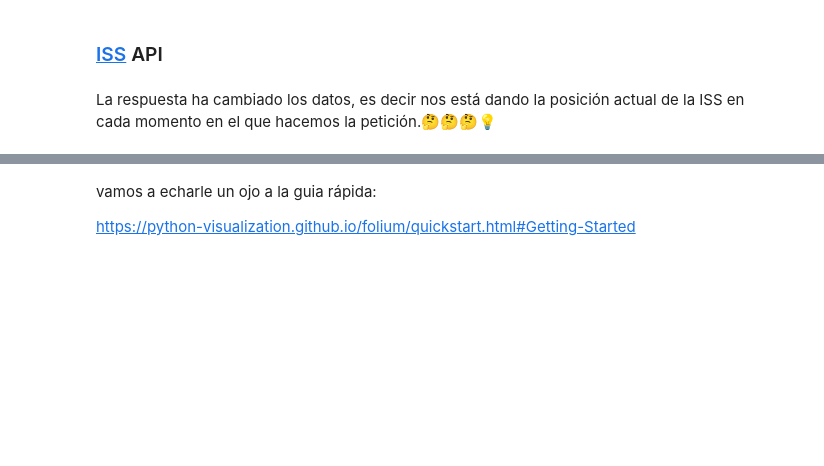
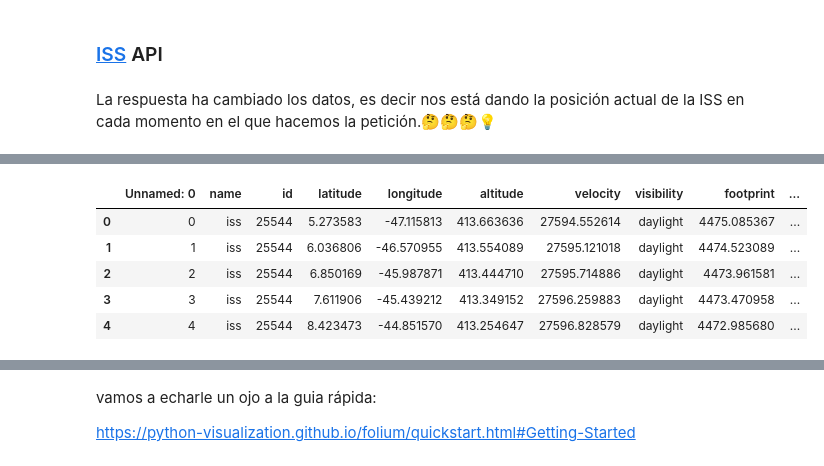
Before and after one commit to LuKaO13/Apuntes, a Jupyter notebook: 6_Peticiones_APIs.ipynb, the cells around one changed output, grey strips where cells are left out. Saved outputs shown, nothing was run; the diff lists cells and outputs as text; code cells hidden in the pictures; blank space fills up the shorter version.

```diff
--- a/6_Peticiones_APIs.ipynb
+++ b/6_Peticiones_APIs.ipynb
@@ -139,0 +181,9 @@ pd.DataFrame(posiciones)
+# %%
+df.head()
+# %% [output]
+|  | Unnamed: 0 | name | id | latitude | longitude | altitude | velocity | visibility | footprint | ... |
+| 0 | 0 | iss | 25544 | 5.273583 | -47.115813 | 413.663636 | 27594.552614 | daylight | 4475.085367 | ... |
+| 1 | 1 | iss | 25544 | 6.036806 | -46.570955 | 413.554089 | 27595.121018 | daylight | 4474.523089 | ... |
+| 2 | 2 | iss | 25544 | 6.850169 | -45.987871 | 413.444710 | 27595.714886 | daylight | 4473.961581 | ... |
+| 3 | 3 | iss | 25544 | 7.611906 | -45.439212 | 413.349152 | 27596.259883 | daylight | 4473.470958 | ... |
+| 4 | 4 | iss | 25544 | 8.423473 | -44.851570 | 413.254647 | 27596.828579 | daylight | 4472.985680 | ... |
```
Also changed, not shown: parts of 53 cells of this notebook, 3 other files.
